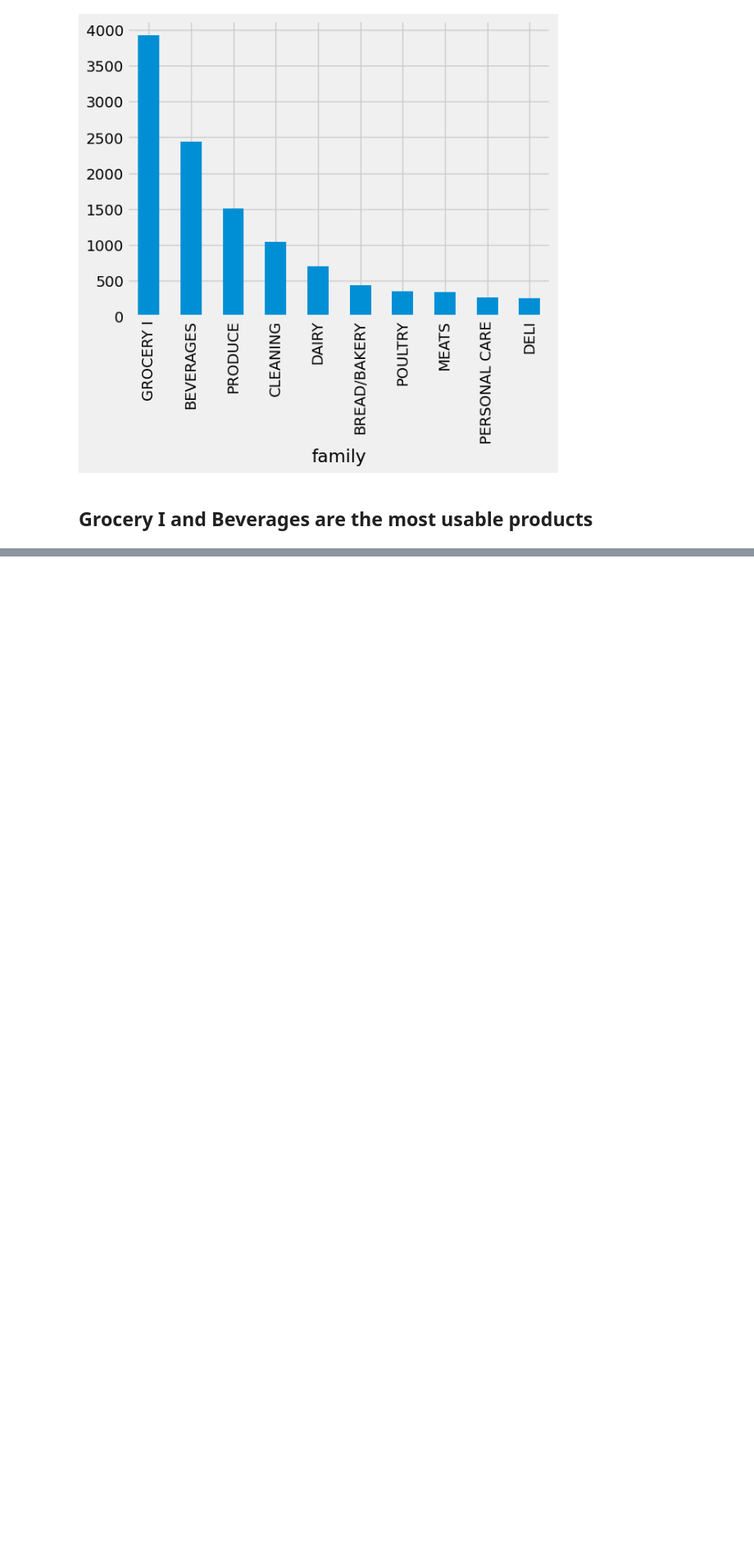
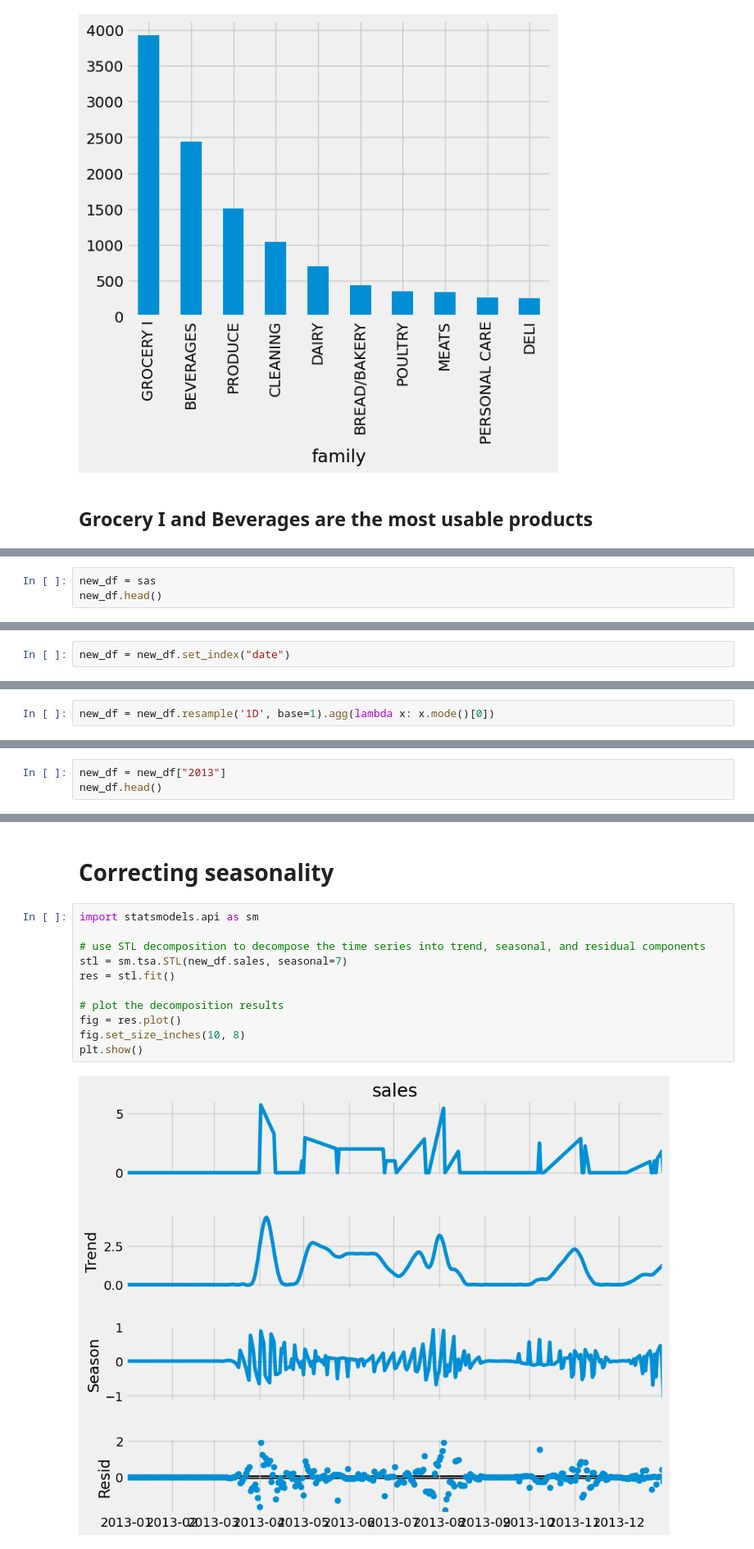
Before and after one commit to Henamen21/Time_Series_prediction, a Jupyter notebook: Time_Series_prediction.ipynb, the cells around one changed output, grey strips where cells are left out. Shown at 82% size. Saved outputs shown, nothing was run; the diff lists cells and outputs as text; blank space fills up the shorter version.

```diff
--- a/Time_Series_prediction.ipynb
+++ b/Time_Series_prediction.ipynb
@@ -737,0 +877,3 @@ data_train["weekday name"] = data_train.index.day_name()
+# %%
+new_df = sas
+new_df.head()
@@ -737,0 +892,2 @@ data_train["weekday name"] = data_train.index.day_name()
+# %%
+new_df = new_df.set_index("date")
@@ -737,0 +896,2 @@ data_train["weekday name"] = data_train.index.day_name()
+# %%
+new_df = new_df.resample('1D', base=1).agg(lambda x: x.mode()[0])
@@ -737,0 +904,3 @@ data_train["weekday name"] = data_train.index.day_name()
+# %%
+new_df = new_df["2013"]
+new_df.head()
@@ -737,0 +915,15 @@ data_train["weekday name"] = data_train.index.day_name()
+# %% [markdown]
+# Correcting seasonality
+# %%
+import statsmodels.api as sm
+
+# use STL decomposition to decompose the time series into trend, seasonal, and residual components
+stl = sm.tsa.STL(new_df.sales, seasonal=7)
+res = stl.fit()
+
+# plot the decomposition results
+fig = res.plot()
+fig.set_size_inches(10, 8)
+plt.show()
+# %% [output]
+[figure, added]
```
Also changed, not shown: parts of 170 cells of this notebook.
